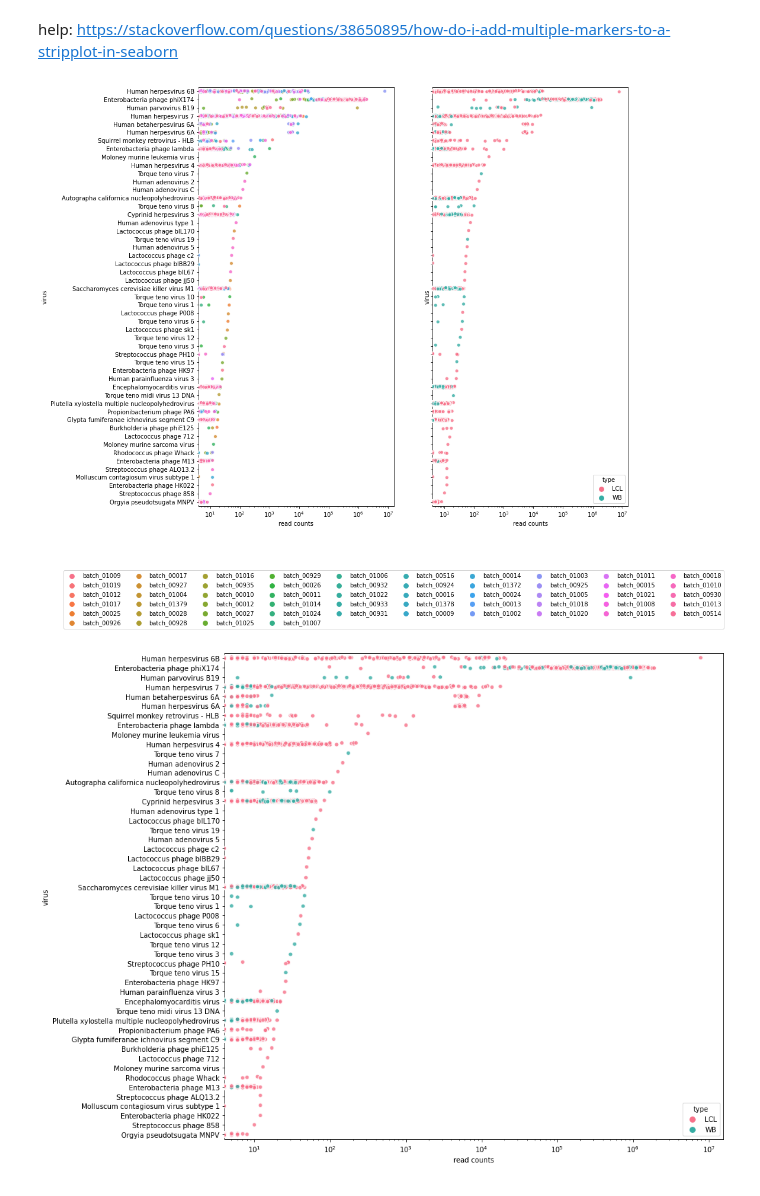
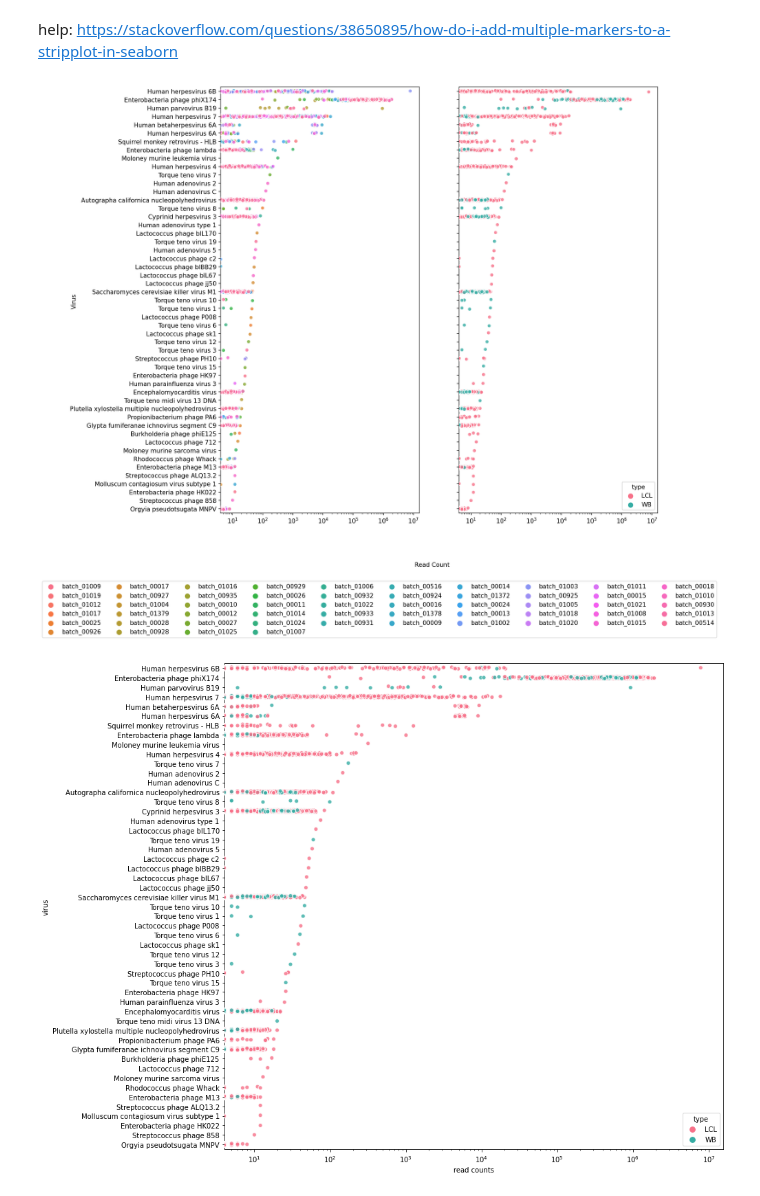
Before and after one commit to chloeh13q/unmapped_reads, a Jupyter notebook: results/paper/abundance_plot.ipynb, the cells around one changed output. Saved outputs shown, nothing was run; the diff lists cells and outputs as text; code cells hidden in the pictures.

Commit message:
update plots

```diff
--- a/results/paper/abundance_plot.ipynb
+++ b/results/paper/abundance_plot.ipynb
@@ -57,21 +63,28 @@ print(df['batch'].nunique())
 # %% [markdown]
 help: https://stackoverflow.com/questions/38650895/how-do-i-add-multiple-markers-to-a-stripplot-in-seaborn
 # %%
-fig, axes = plt.subplots(figsize=(13,13), sharex=True, sharey=True)
+fig, axes = plt.subplots(figsize=(13,13), dpi=150, sharex=True, sharey=True)
 ax1 = plt.subplot(121)
 ax1.set(xscale="log")
 sns.stripplot(data=df_melt, x='read counts', y='virus', hue='batch', orient='h', alpha=0.8,
                       linewidth=1, size=6, edgecolor='white', palette='husl')
-plt.legend(loc="lower center", bbox_to_anchor=(1, -0.3), ncol=10)
+plt.legend(loc="lower center", bbox_to_anchor=(0.8, -0.3), ncol=10)
+ax1.set_ylabel('')
+ax1.set_xlabel('')
 
 ax2 = plt.subplot(122)
 ax2.set(xscale="log")
 sns.stripplot(data=df_melt, x='read counts', y='virus', hue='type', orient='h', alpha=0.8,
                       linewidth=1, size=6, edgecolor='white', palette='husl')
+ax2.set_ylabel('')
+ax2.set_xlabel('')
 plt.setp(ax2.get_yticklabels(), visible=False)
+
+fig.text(0.5, 0.03, 'Read Count', ha='center')
+fig.text(-0.14, 0.5, 'Virus', va='center', rotation='vertical')
 plt.show()
 # %% [output]
-[figure, old version]
+[figure, new version]
 # %%
 # fig, ax = plt.subplots(figsize=(13,13))
 # ax.set(xscale="log")
```
Also changed, not shown: parts of 13 cells of this notebook.
